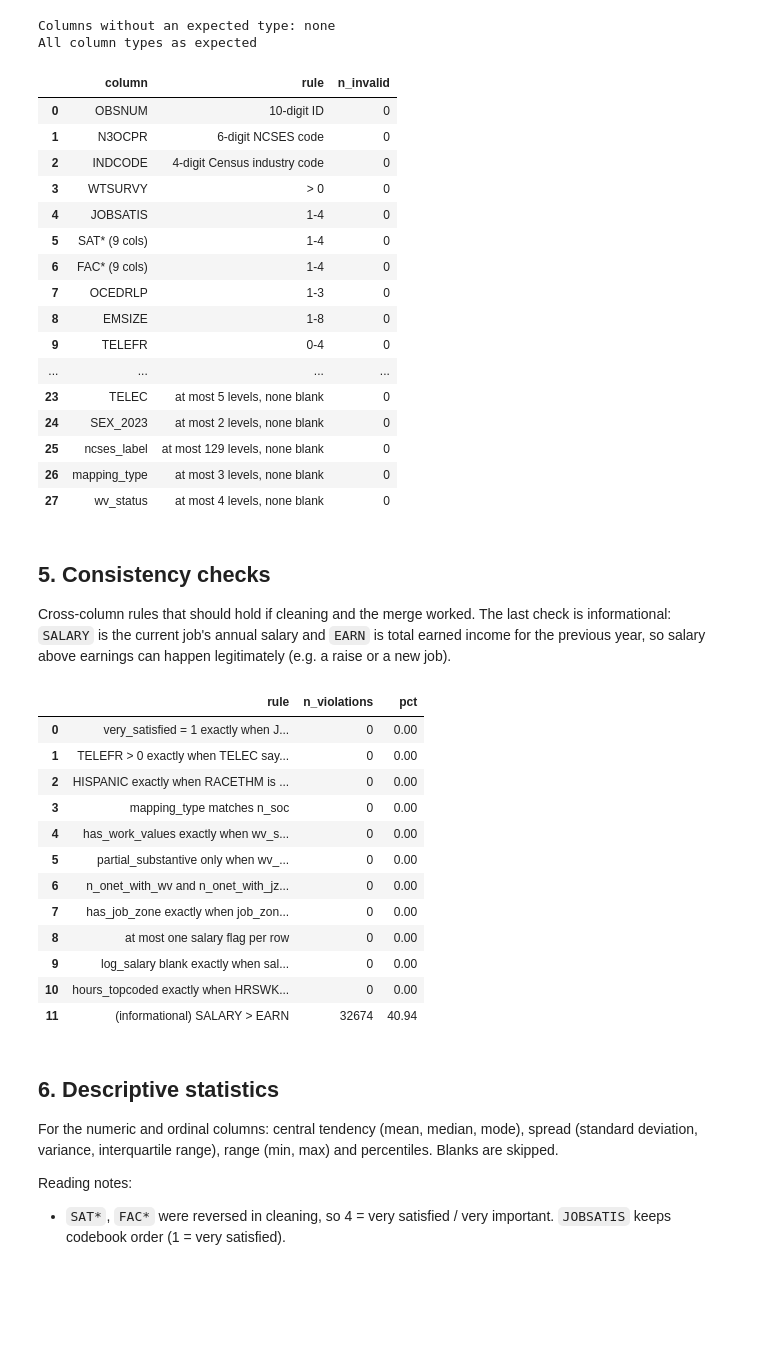
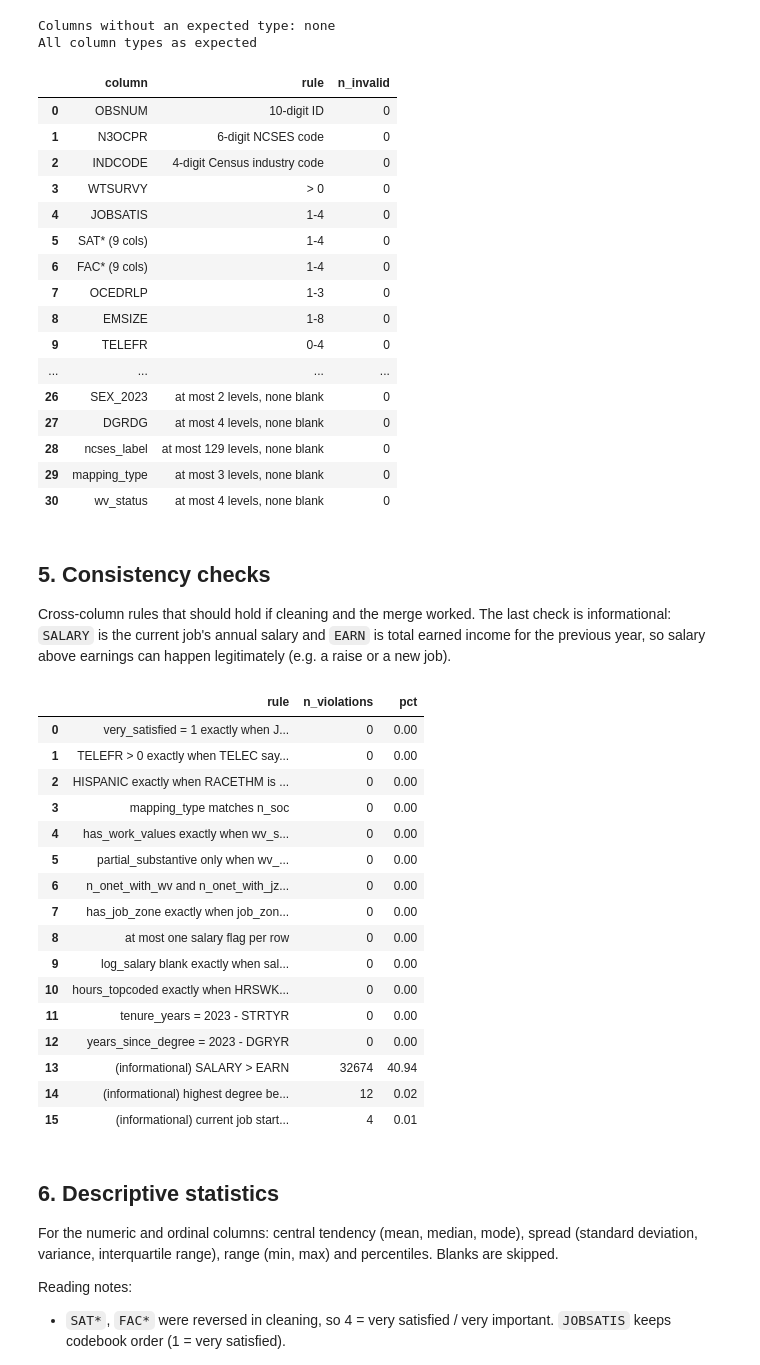
Before and after one commit to Break-Through-Tech/Swytch-2C-predicting-job-satisfaction-from-person-job-fit, a Jupyter notebook: notebooks/NSCG/nscg_eda.ipynb, the cells around one changed output. Saved outputs shown, nothing was run; the diff lists cells and outputs as text; code cells hidden in the pictures; blank space fills up the shorter version.

```diff
--- a/notebooks/NSCG/nscg_eda.ipynb
+++ b/notebooks/NSCG/nscg_eda.ipynb
@@ -24,7 +26,7 @@ df = pd.read_csv(DATA / "nscg2023_onet_clean.csv", dtype={c: str for c in CODES}
 df["onet_no_wv"] = df.onet_no_wv.fillna("")
 
 # CSV drops pandas categories; restore them for the labeled columns from cleaning step 5c
-CATEGORICAL = ["NEDTP", "RACETHM", "CTZN", "MARSTA", "NDGMEMG", "TELEC", "SEX_2023",
+CATEGORICAL = ["NEDTP", "RACETHM", "CTZN", "MARSTA", "NDGMEMG", "TELEC", "SEX_2023", "DGRDG",
                "ncses_label", "mapping_type", "wv_status"]
 df[CATEGORICAL] = df[CATEGORICAL].astype("category")
 
@@ -197,7 +200,7 @@ def not_matching(col, pattern):
     return int((~s.str.fullmatch(pattern)).sum())
 
 
-EXPECTED_LEVELS = {"NEDTP": 9, "RACETHM": 7, "CTZN": 4, "MARSTA": 6, "NDGMEMG": 7, "TELEC": 5, "SEX_2023": 2,
+EXPECTED_LEVELS = {"NEDTP": 9, "RACETHM": 7, "CTZN": 4, "MARSTA": 6, "NDGMEMG": 7, "TELEC": 5, "SEX_2023": 2, "DGRDG": 4,
                    "ncses_label": 129, "mapping_type": 3, "wv_status": 4}
 
 validity = [
@@ -216,6 +219,8 @@ validity = [
     ("EARN", ">= 0", int((df.EARN < 0).sum())),
     ("HRSWK", "1-96", outside("HRSWK", 1, 96)),
     ("WKSWK", "1-52", outside("WKSWK", 1, 52)),
+    ("STRTYR, DGRYR", "1950-2023", outside(["STRTYR", "DGRYR"], 1950, 2023)),
+    ("tenure_years, years_since_degree", "0-73", outside(["tenure_years", "years_since_degree"], 0, 73)),
     ("Work Values (6 cols)", "1-7 (O*NET extent scale)", outside(VALUES, 1, 7)),
     ("job_zone", "1-5", outside("job_zone", 1, 5)),
     ("very_satisfied", "0 or 1", int((~df.very_satisfied.isin([0, 1])).sum())),
@@ -238,11 +243,11 @@ pd.DataFrame(validity, columns=["column", "rule", "n_invalid"])
 | 8 | EMSIZE | 1-8 | 0 |
 | 9 | TELEFR | 0-4 | 0 |
 | ... | ... | ... | ... |
-| 23 | TELEC | at most 5 levels, none blank | 0 |
-| 24 | SEX_2023 | at most 2 levels, none blank | 0 |
-| 25 | ncses_label | at most 129 levels, none blank | 0 |
-| 26 | mapping_type | at most 3 levels, none blank | 0 |
-| 27 | wv_status | at most 4 levels, none blank | 0 |
+| 26 | SEX_2023 | at most 2 levels, none blank | 0 |
+| 27 | DGRDG | at most 4 levels, none blank | 0 |
+| 28 | ncses_label | at most 129 levels, none blank | 0 |
+| 29 | mapping_type | at most 3 levels, none blank | 0 |
+| 30 | wv_status | at most 4 levels, none blank | 0 |
 # %% [markdown]
 ## 5. Consistency checks
 
@@ -258,34 +263,42 @@ consistency = [
     ("HISPANIC exactly when RACETHM is Hispanic", df.HISPANIC != (df.RACETHM == "Hispanic, any race")),
     ("mapping_type matches n_soc", df.mapping_type.astype(str) != expected_mapping),
     ("has_work_values exactly when wv_status is full or partial",
      df.has_work_values != df.wv_status.isin(["full", "partial"])),
     ("partial_substantive only when wv_status is partial", df.partial_substantive & (df.wv_status != "partial")),
     ("n_onet_with_wv and n_onet_with_jz <= n_onet", (df.n_onet_with_wv > df.n_onet) | (df.n_onet_with_jz > df.n_onet)),
     ("has_job_zone exactly when job_zone is filled", df.has_job_zone != df.job_zone.notna()),
     ("at most one salary flag per row", salary_flags > 1),
     ("log_salary blank exactly when salary_zero", df.log_salary.isna() != df.salary_zero),
     ("hours_topcoded exactly when HRSWK = 96", df.hours_topcoded != (df.HRSWK == 96)),
+    ("tenure_years = 2023 - STRTYR", df.tenure_years != 2023 - df.STRTYR),
+    ("years_since_degree = 2023 - DGRYR", df.years_since_degree != 2023 - df.DGRYR),
     ("(informational) SALARY > EARN", df.SALARY > df.EARN),
+    ("(informational) highest degree before age 15", df.AGE - df.years_since_degree < 15),
+    ("(informational) current job started before age 14", df.AGE - df.tenure_years < 14),
 ]
 
 pd.DataFrame(
     [(rule, int(bad.sum()), round(bad.mean() * 100, 2)) for rule, bad in consistency],
     columns=["rule", "n_violations", "pct"],
 )
 # %% [output]
 |  | rule | n_violations | pct |
 | 0 | very_satisfied = 1 exactly when J... | 0 | 0.00 |
 | 1 | TELEFR > 0 exactly when TELEC say... | 0 | 0.00 |
 | 2 | HISPANIC exactly when RACETHM is ... | 0 | 0.00 |
 | 3 | mapping_type matches n_soc | 0 | 0.00 |
 | 4 | has_work_values exactly when wv_s... | 0 | 0.00 |
 | 5 | partial_substantive only when wv_... | 0 | 0.00 |
 | 6 | n_onet_with_wv and n_onet_with_jz... | 0 | 0.00 |
 | 7 | has_job_zone exactly when job_zon... | 0 | 0.00 |
 | 8 | at most one salary flag per row | 0 | 0.00 |
 | 9 | log_salary blank exactly when sal... | 0 | 0.00 |
 | 10 | hours_topcoded exactly when HRSWK... | 0 | 0.00 |
-| 11 | (informational) SALARY > EARN | 32674 | 40.94 |
+| 11 | tenure_years = 2023 - STRTYR | 0 | 0.00 |
+| 12 | years_since_degree = 2023 - DGRYR | 0 | 0.00 |
+| 13 | (informational) SALARY > EARN | 32674 | 40.94 |
+| 14 | (informational) highest degree be... | 12 | 0.02 |
+| 15 | (informational) current job start... | 4 | 0.01 |
 # %% [markdown]
 ## 6. Descriptive statistics
 
```
Also changed, not shown: parts of 38 cells of this notebook, 2 other files.
